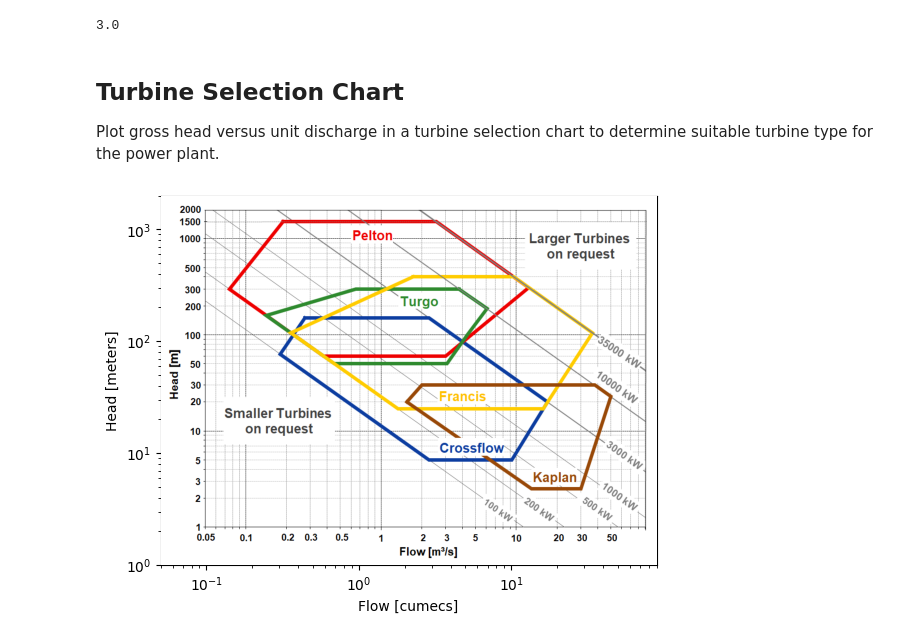
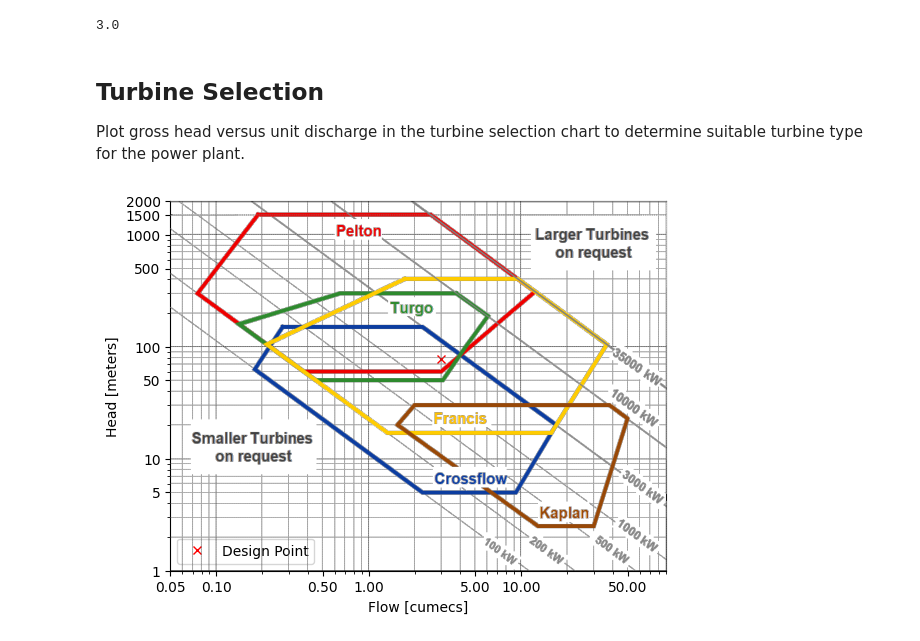
Before and after one commit to kkino995/RORHydroDesign, a Jupyter notebook: RORHydroDesign.ipynb, the cells around one changed output. Cells and saved outputs as stored; diff of their text form; code cells hidden in the pictures.

Commit message:
Added turbine selection chart and define constant

```diff
--- a/RORHydroDesign.ipynb
+++ b/RORHydroDesign.ipynb
@@ -18,9 +20,9 @@ _Tailwater elevation, m a.s.l._
 # %%
-z_tw = 800.0
+z_ph = 800.0
 # %% [markdown]
 Solve for gross head, meters
 # %%
-H_gross = z_crest - z_tw
+H_gross = z_crest - z_ph
 H_gross
 # %% [output]
 78.0
@@ -43,36 +45,40 @@ Q_unit
 # %% [output]
 3.0
 # %% [markdown]
-## Turbine Selection Chart
+## Turbine Selection
 
-<p>Plot gross head versus unit discharge in a turbine selection chart to determine suitable turbine type for the power plant.</p>
+<p>Plot gross head versus unit discharge in the turbine selection chart to determine suitable turbine type for the power plant.</p>
 # %%
+import matplotlib
 import matplotlib.pyplot as plt
-import numpy as np
 
 data = [Q_unit, H_gross]
 
 xmin, xmax, ymin, ymax = (0.05, 90, 1, 2000)
 
 ax = plt.gca()
-ax.plot(data, "r", marker="o", markersize=1, label="Design Point")
+ax.plot(Q_unit, H_gross, 'rx', markersize=6, label="Design Point")
 ax.set_yscale('log')
 ax.set_xscale('log')
 ax.set_xlabel('Flow [cumecs]')
 ax.set_ylabel('Head [meters]')
 ax.set_xlim(xmin, xmax)
 ax.set_ylim(ymin, ymax)
 ax.legend(loc='lower left')
-ax.set_zorder(2)
-ax.set_facecolor('none')
+ax.set_zorder(5)
+ax.set_facecolor('white')
+ax.set_xticks([0.05, 0.1, 0.5, 1, 5, 10, 50])
+ax.set_yticks([1, 5, 10, 50, 100, 500, 1000, 1500, 2000])
+ax.get_xaxis().set_major_formatter(matplotlib.ticker.ScalarFormatter())
+ax.get_yaxis().set_major_formatter(matplotlib.ticker.ScalarFormatter())
 
 ax_tw_x = ax.twinx()
 ax_tw_x.axis('off')
 ax2 = ax_tw_x.twiny()
 
-image = plt.imread('images/Turbinenportfolio_WKV.png')
+image = plt.imread('images/Turbinenportfolio_WKV_cropped.png')
 ax2.imshow(image, extent=[xmin, xmax, ymin, ymax], aspect='auto')
 ax2.axis('off')
 plt.show()
 # %% [output]
-[figure, old version]
+[figure, new version]
```
Also changed, not shown: parts of 17 cells of this notebook, 1 other file.
